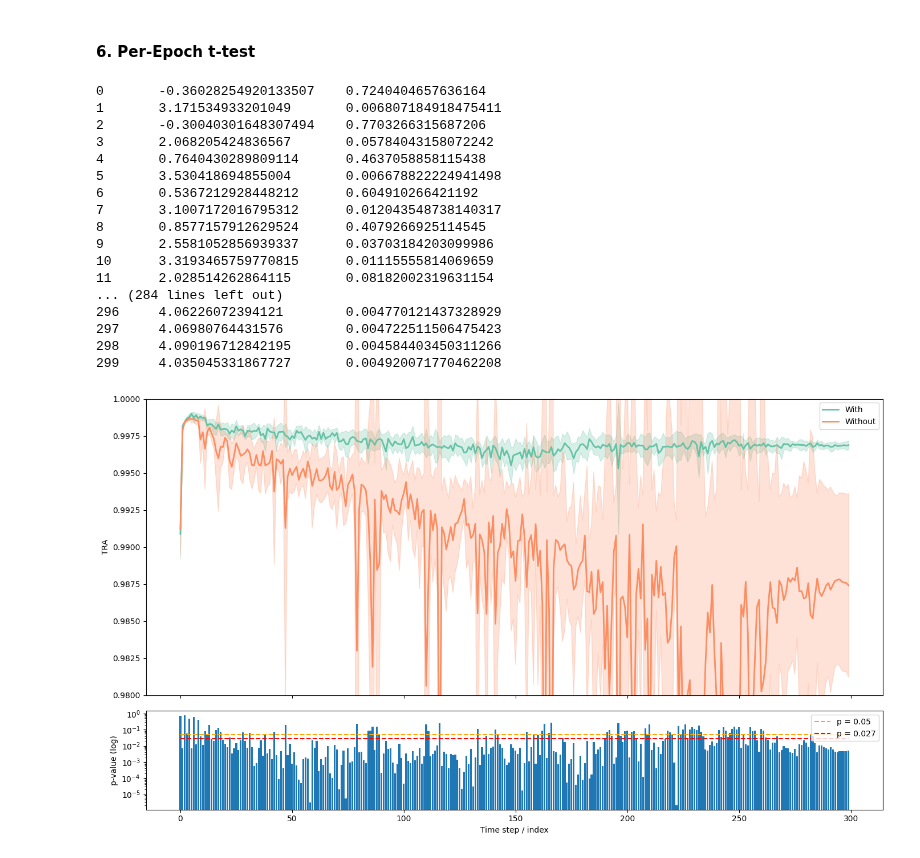
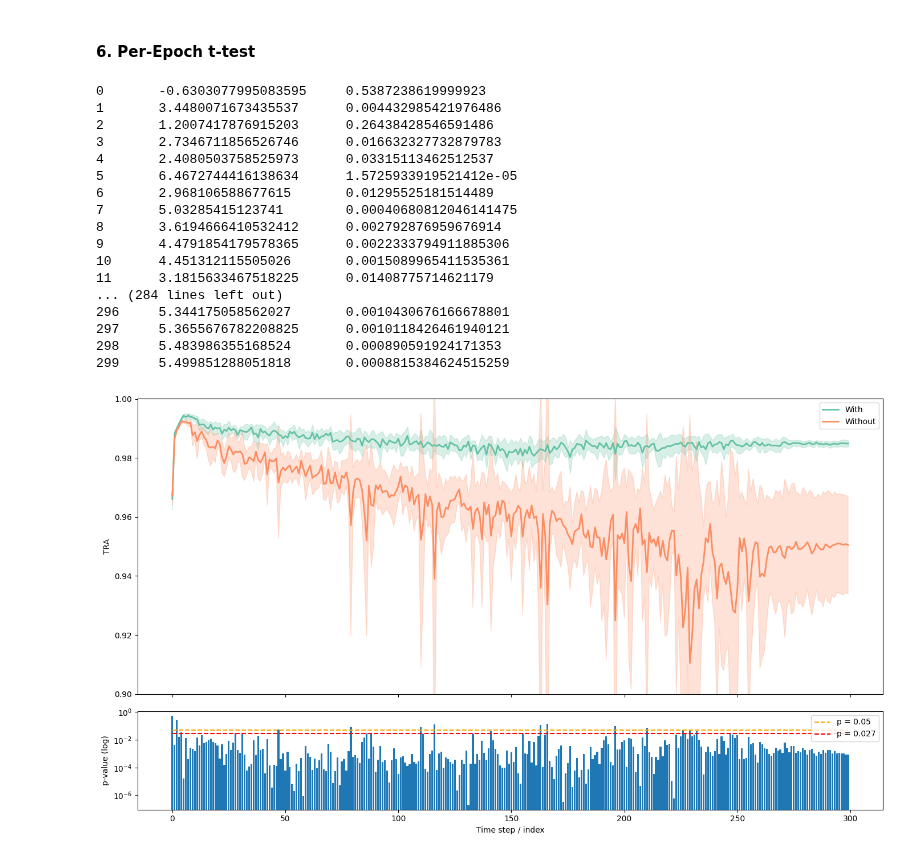
Before and after one commit to cdalinghaus-mthesis/figures, a Jupyter notebook: embedding_effects/stats_fluo.ipynb, the cells around one changed output. Drawn from its saved outputs; the diff is of its cells as text; code cells hidden in the pictures.

```diff
--- a/embedding_effects/stats_fluo.ipynb
+++ b/embedding_effects/stats_fluo.ipynb
@@ -95,7 +95,7 @@ values_with_effect = []
 for fname in os.listdir(f"effects/{DATASET}/with/"):
     data = pd.read_csv(f"effects/{DATASET}/with/{fname}")
 
-    l = data["TRA"].to_list()
+    l = data["LNK"].to_list()
 
     res = l[0]
 
@@ -105,7 +105,7 @@ values_without_effect = []
 for fname in os.listdir(f"effects/{DATASET}/without/"):
     data = pd.read_csv(f"effects/{DATASET}/without/{fname}")
 
-    l = data["TRA"].to_list()
+    l = data["LNK"].to_list()
 
     res = l[0]
     values_without_effect.append(res)
@@ -124,7 +124,7 @@ values_with_effect = []
 for fname in os.listdir(f"effects/{DATASET}/with/"):
     data = pd.read_csv(f"effects/{DATASET}/with/{fname}")
 
-    l = data["TRA"].to_list()
+    l = data["LNK"].to_list()
 
     res = l[-1]
 
@@ -134,7 +134,7 @@ values_without_effect = []
 for fname in os.listdir(f"effects/{DATASET}/without/"):
     data = pd.read_csv(f"effects/{DATASET}/without/{fname}")
 
-    l = data["TRA"].to_list()
+    l = data["LNK"].to_list()
 
     res = l[-1]
     values_without_effect.append(res)
@@ -154,7 +154,7 @@ indices = []
 for fname in os.listdir(f"effects/{DATASET}/with/"):
     data = pd.read_csv(f"effects/{DATASET}/with/{fname}")
 
-    l = data["TRA"].to_list()
+    l = data["LNK"].to_list()
 
     res = max(l)
     indices.append(l.index(res))
@@ -166,7 +166,7 @@ indexloc = 0
 for fname in os.listdir(f"effects/{DATASET}/without/"):
     data = pd.read_csv(f"effects/{DATASET}/without/{fname}")
 
-    l = data["TRA"].to_list()
+    l = data["LNK"].to_list()
 
     res = l[indices[indexloc]]
     indexloc += 1
@@ -217,14 +217,14 @@ withs = []
 for fname in os.listdir(f"effects/{DATASET}/with/"):
     data = pd.read_csv(f"effects/{DATASET}/with/{fname}")
 
-    l = data["TRA"].to_list()
+    l = data["LNK"].to_list()
     withs.append(l)
 
 withouts = []
 for fname in os.listdir(f"effects/{DATASET}/without/"):
     data = pd.read_csv(f"effects/{DATASET}/without/{fname}")
 
-    l = data["TRA"].to_list()
+    l = data["LNK"].to_list()
     withouts.append(l)
 
 
@@ -240,23 +240,23 @@ for idx in range(300):
 
     print(idx, t_stat, p_value, sep='\t')
 # %% [output]
-0       -0.36028254920133507    0.7240404657636164
-1       3.171534933201049       0.006807184918475411
-2       -0.30040301648307494    0.7703266315687206
-3       2.068205424836567       0.05784043158072242
-4       0.7640430289809114      0.4637058858115438
-5       3.530418694855004       0.006678822224941498
-6       0.5367212928448212      0.604910266421192
-7       3.1007172016795312      0.012043548738140317
-8       0.8577157912629524      0.4079266925114545
-9       2.5581052856939337      0.03703184203099986
-10      3.3193465759770815      0.01115555814069659
-11      2.028514262864115       0.08182002319631154
+0       -0.6303077995083595     0.5387238619999923
+1       3.4480071673435537      0.004432985421976486
+2       1.2007417876915203      0.26438428546591486
+3       2.7346711856526746      0.016632327732879783
+4       2.4080503758525973      0.03315113462512537
+5       6.4672744416138634      1.5725933919521412e-05
+6       2.968106588677615       0.01295525181514489
+7       5.03285415123741        0.00040680812046141475
+8       3.6194666410532412      0.002792876959676914
+9       4.4791854179578365      0.0022333794911885306
+10      4.451312115505026       0.0015089965411535361
+11      3.1815633467518225      0.01408775714621179
 ... (284 lines left out)
-296     4.06226072394121        0.004770121437328929
-297     4.06980764431576        0.004722511506475423
-298     4.090196712842195       0.004584403450311266
-299     4.035045331867727       0.004920071770462208
+296     5.344175058562027       0.0010430676166678801
+297     5.3655676782208825      0.0010118426461940121
+298     5.483986355168524       0.000890591924171353
+299     5.499851288051818       0.0008815384624515259
 # %%
 import os
 import numpy as np
@@ -272,13 +272,13 @@ withs = []
 for fname in sorted(os.listdir(f"effects/{DATASET}/with/")):
     df = pd.read_csv(f"effects/{DATASET}/with/{fname}")
 
-    withs.append(df["TRA"].to_numpy())
+    withs.append(df["LNK"].to_numpy())
 
 withouts = []
 for fname in sorted(os.listdir(f"effects/{DATASET}/without/")):
     df = pd.read_csv(f"effects/{DATASET}/without/{fname}")
 
-    withouts.append(df["TRA"].to_numpy())
+    withouts.append(df["LNK"].to_numpy())
 
 # Ensure all runs have the same length (truncate to min length if not)
 minlen = min(min(map(len, withs)), min(map(len, withouts)))
@@ -326,32 +326,32 @@ fig, (ax_top, ax_bottom) = plt.subplots(
     gridspec_kw={"height_ratios": [3, 1]}
 )
 
 # --- TOP ---
 plot_mean_shaded(ax_top, withs, ca, "With")
 plot_mean_shaded(ax_top, withouts, cb, "Without")
 ax_top.set_ylabel("TRA")  # or "Score" / your metric name
 # Optional: uncomment if you want the same y-limits as your example
 # ax_top.set_ylim(0.90, 1.0)
 ax_top.legend(loc="best")
 
 # --- BOTTOM ---
 ax_bottom.bar(x, pvals)
 ax_bottom.set_yscale("log")
 ax_bottom.set_ylabel("p-value (log)")
 ax_bottom.set_xlabel("Time step / index")
 
-ymin = 0.98
+ymin = 0.9
 ymax = 1.0
 
 ax_top.set_ylim(ymin, ymax)
 
 # threshold lines
 ax_bottom.hlines(0.05, x.min(), x.max(), color="orange", linestyle="--", label="p = 0.05")
 ax_bottom.hlines(0.027, x.min(), x.max(), color="red", linestyle="--", label="p = 0.027")
 ax_bottom.legend(loc="upper right")
 
 fig.tight_layout()
 plt.savefig("fin_time_FLUO.pdf", bbox_inches="tight")
 plt.show()
 # %% [output]
-[figure, old version]
+[figure, new version]
```
Also changed, not shown: parts of 5 cells of this notebook, 2 other files.
